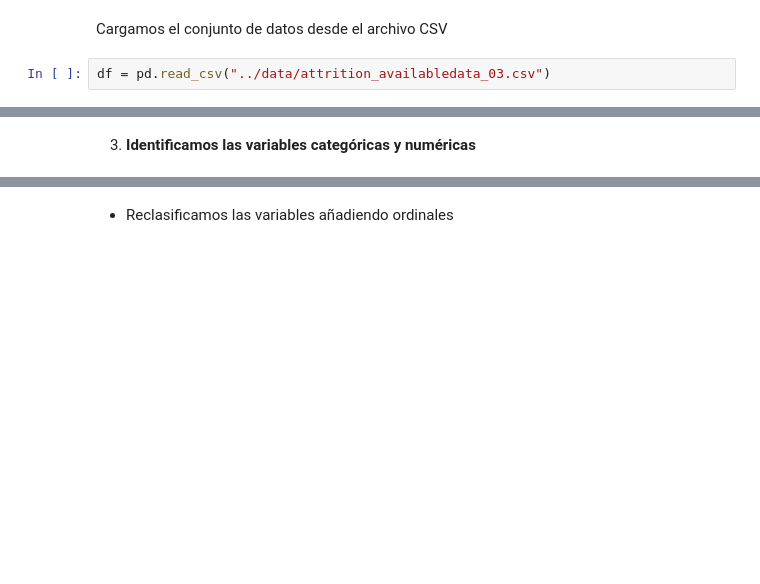
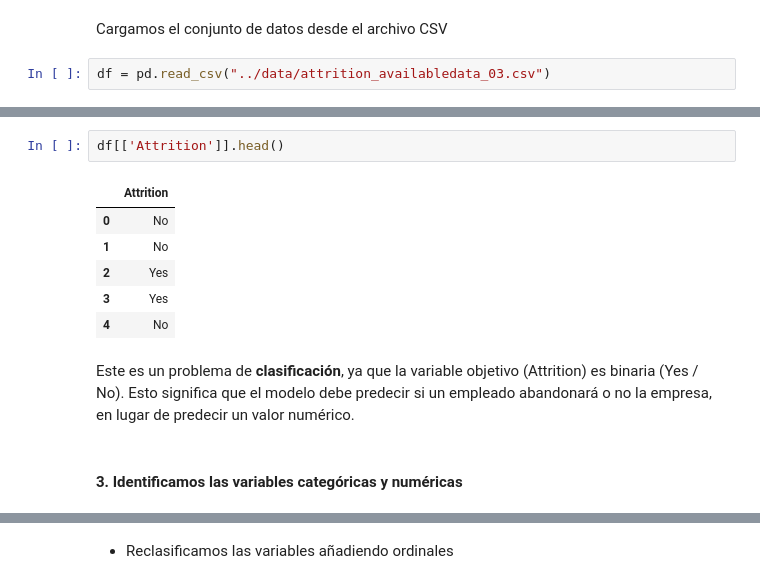
Before and after one commit to CarlosBravoGarran/ML_Attrition_Predictor, a Jupyter notebook: notebooks/EDA.ipynb, the cells around one changed output, grey strips where cells are left out. Drawn from its saved outputs; the diff is of its cells as text; blank space fills up the shorter version.

```diff
--- a/notebooks/EDA.ipynb
+++ b/notebooks/EDA.ipynb
@@ -49,5 +88,16 @@ df.head()
+# %%
+df[['Attrition']].head()
+# %% [output]
+|  | Attrition |
+| 0 | No |
+| 1 | No |
+| 2 | Yes |
+| 3 | Yes |
+| 4 | No |
+# %% [markdown]
+Este es un problema de __clasificación__, ya que la variable objetivo (Attrition) es binaria (Yes / No). Esto significa que el modelo debe predecir si un empleado abandonará o no la empresa, en lugar de predecir un valor numérico.
 # %% [markdown]
-3. __Identificamos las variables categóricas y numéricas__
+#### 3. __Identificamos las variables categóricas y numéricas__
 # %%
 # Identificar variables categóricas y numéricas
 categorical_columns = df.select_dtypes(include=['object']).columns.tolist()
```
Also changed, not shown: parts of 26 cells of this notebook.
